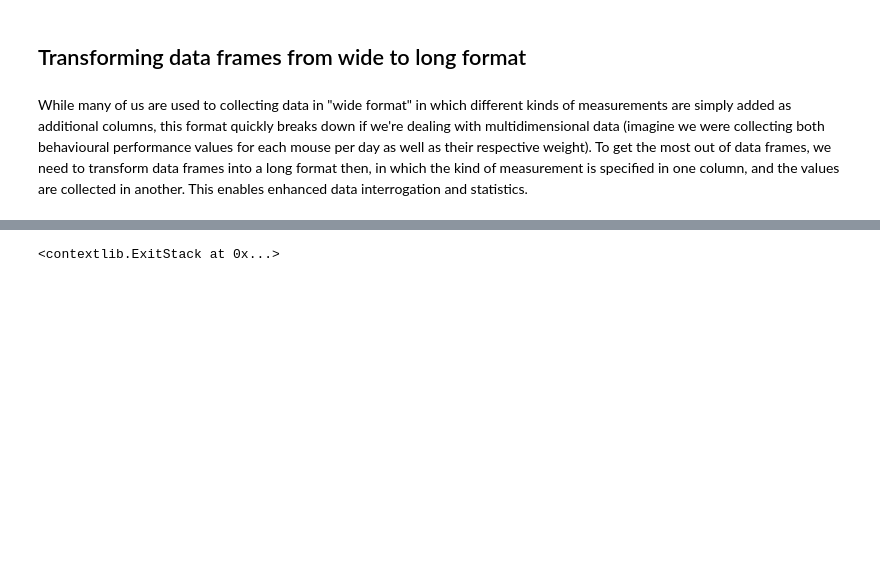
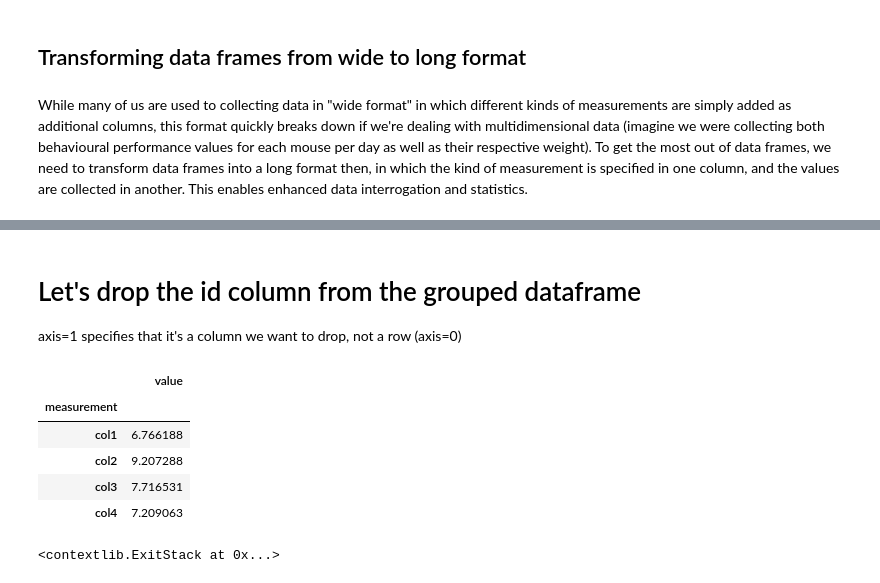
Before and after one commit to obarnstedt/LINdoscope2023, a Jupyter notebook: notebooks/intro_to_python.ipynb, the cells around one changed output, grey strips where cells are left out. Cells and saved outputs as stored; diff of their text form; code cells hidden in the pictures; blank space fills up the shorter version.

```diff
--- a/notebooks/intro_to_python.ipynb
+++ b/notebooks/intro_to_python.ipynb
@@ -357,3 +383,17 @@ df_long
+# %% [markdown]
+# Let's drop the id column from the grouped dataframe
+
+axis=1 specifies that it's a column we want to drop, not a row (axis=0)
+# %%
+df_long_grouped_sum_no_id = df_long_grouped_sum.drop('id',axis=1)
+df_long_grouped_sum_no_id
+# %% [output]
+|  | value |
+| measurement |  |
+| col1 | 6.766188 |
+| col2 | 9.207288 |
+| col3 | 7.716531 |
+| col4 | 7.209063 |
 # %%
 plt.ion()  # interactive mode on
 # %% [output]
```
Also changed, not shown: parts of 22 cells of this notebook.
